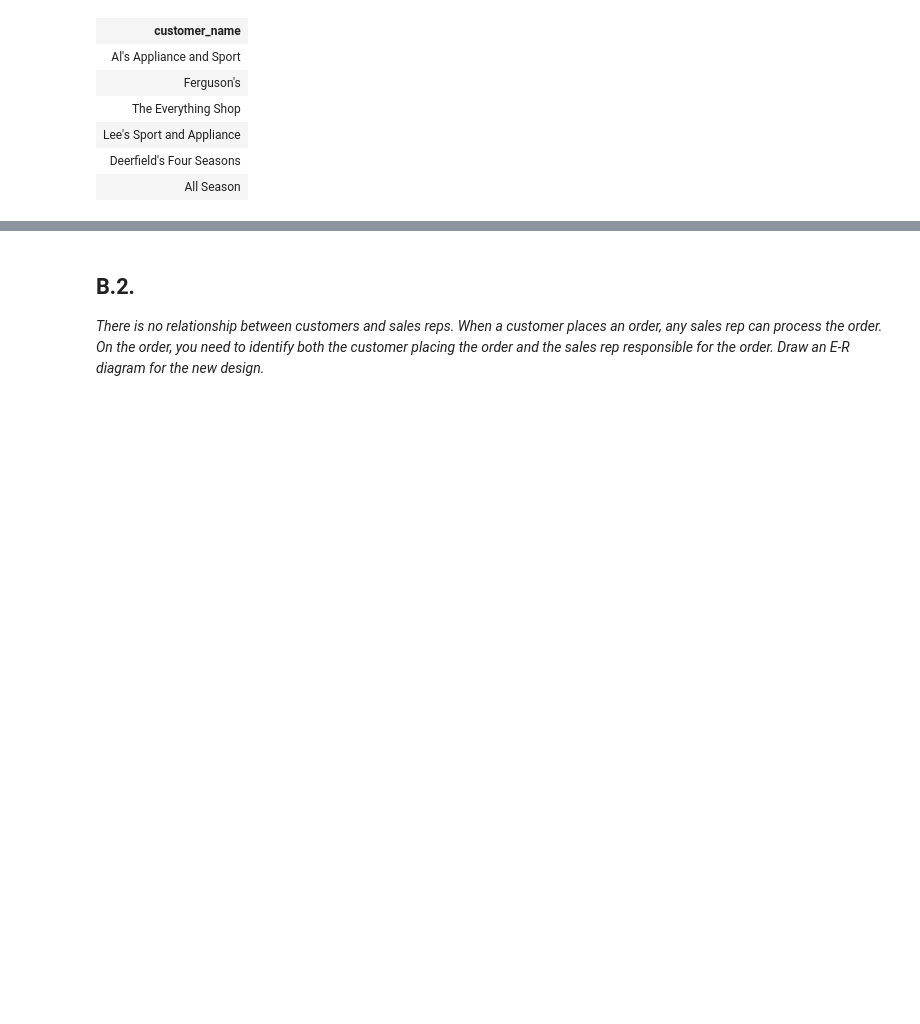
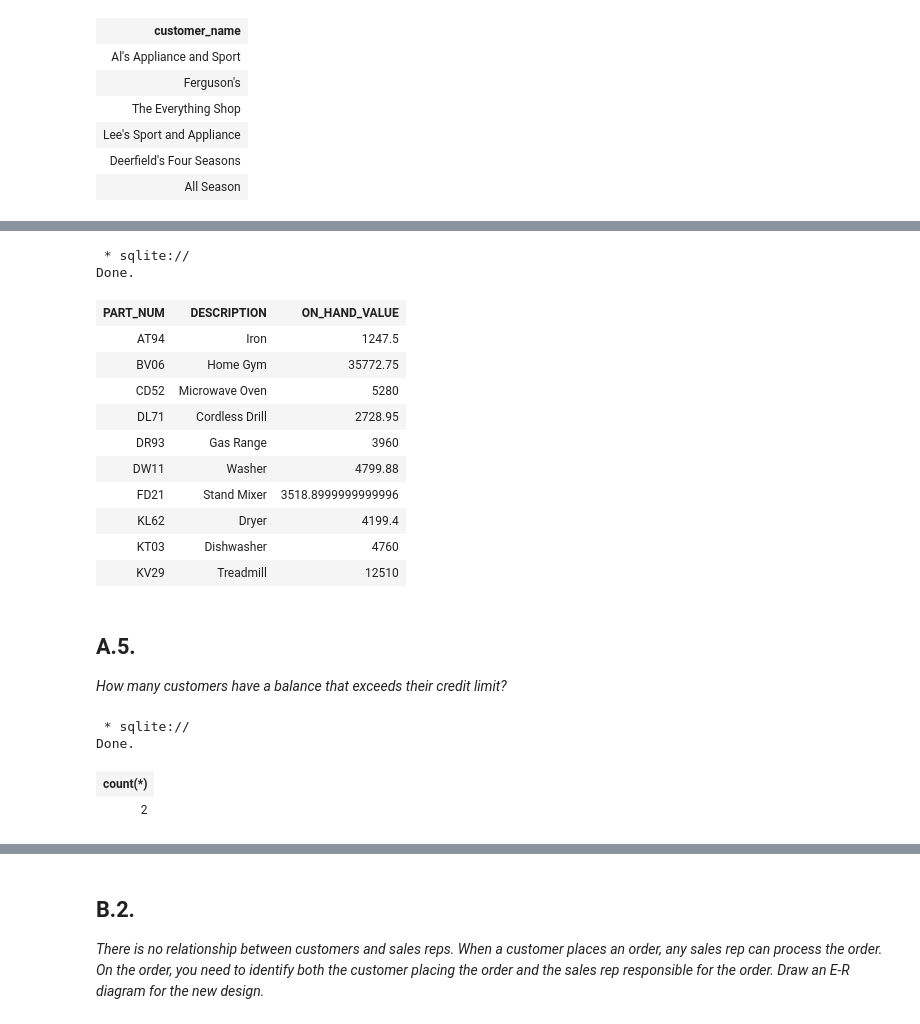
Before and after one commit to RSM2401-JMEX/Group-Assignment-1, a Jupyter notebook: Group-Assignment-1.ipynb, the cells around one changed output, grey strips where cells are left out. Drawn from its saved outputs; the diff is of its cells as text; code cells hidden in the pictures; blank space fills up the shorter version.

```diff
--- a/Group-Assignment-1.ipynb
+++ b/Group-Assignment-1.ipynb
@@ -270,0 +297,28 @@ Done.
+# %%
+%%sql
+select part_num, description, (on_hand * price) as ON_HAND_VALUE from part
+# %% [output]
+ * sqlite://
+Done.
+| PART_NUM | DESCRIPTION | ON_HAND_VALUE |
+| AT94 | Iron | 1247.5 |
+| BV06 | Home Gym | 35772.75 |
+| CD52 | Microwave Oven | 5280 |
+| DL71 | Cordless Drill | 2728.95 |
+| DR93 | Gas Range | 3960 |
+| DW11 | Washer | 4799.88 |
+| FD21 | Stand Mixer | 3518.8999999999996 |
+| KL62 | Dryer | 4199.4 |
+| KT03 | Dishwasher | 4760 |
+| KV29 | Treadmill | 12510 |
+# %% [markdown]
+## A.5.
+*How many customers have a balance that exceeds their credit limit?*
+# %%
+%%sql
+select count(*) from customer where balance > credit_limit
+# %% [output]
+ * sqlite://
+Done.
+| count(*) |
+| 2 |
```
Also changed, not shown: parts of 18 cells of this notebook.
